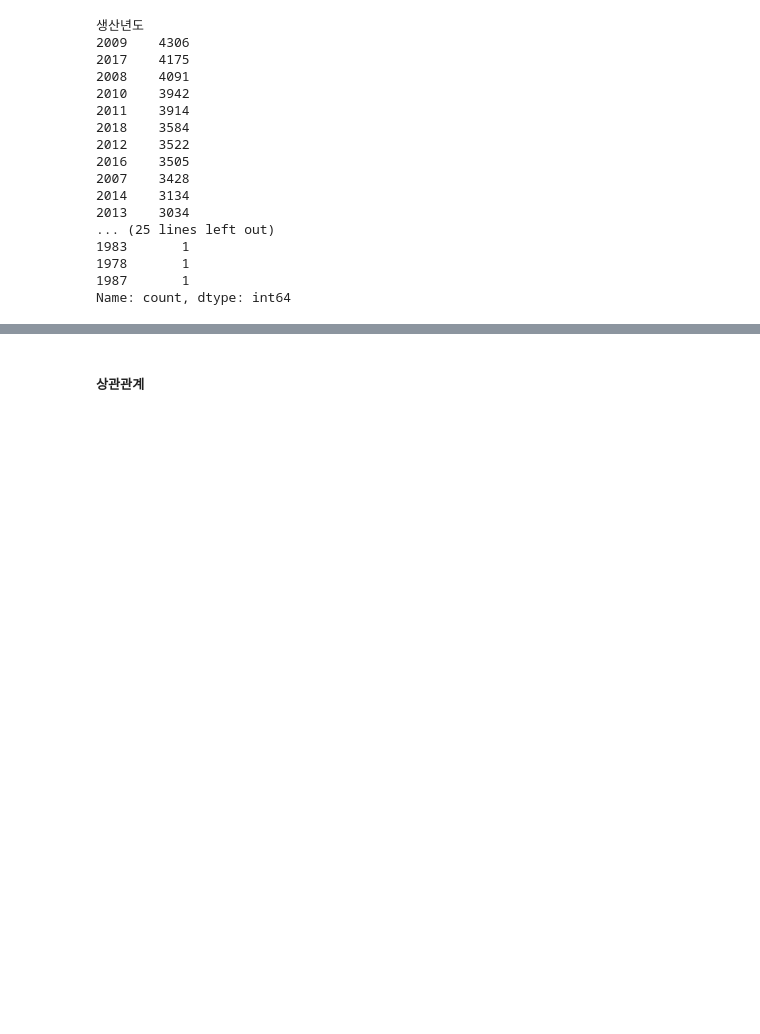
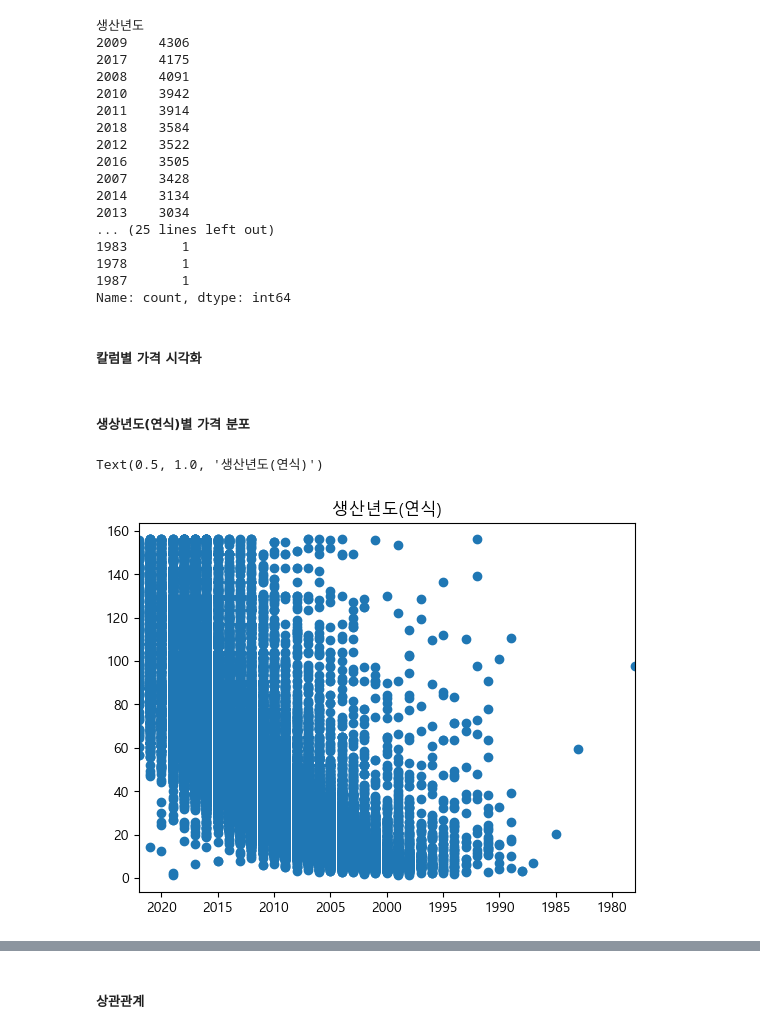
Before and after one commit to woojooc/ML_Car, a Jupyter notebook: jm/dacon/EDA.ipynb, the cells around one changed output, grey strips where cells are left out. Cells and saved outputs as stored; diff of their text form; code cells hidden in the pictures; blank space fills up the shorter version.

```diff
--- a/jm/dacon/EDA.ipynb
+++ b/jm/dacon/EDA.ipynb
@@ -68,3 +68,5 @@ from matplotlib import font_manager, rc
 
 font_name = font_manager.FontProperties(fname="c:/Windows/Fonts/malgun.ttf").get_name()
 rc('font', family=font_name)
+# %% [markdown]
+##### 칼럼별 가격 시각화
@@ -70,0 +79,11 @@ rc('font', family=font_name)
+# %% [markdown]
+##### 생상년도(연식)별 가격 분포
+# %%
+import matplotlib.pyplot as plt
+
+plt.scatter(train_df['생산년도'], train_df['가격'])
+plt.xlim(max(train_df['생산년도']),min(train_df['생산년도']))
+plt.title('생산년도(연식)')
+# %% [output]
+Text(0.5, 1.0, '생산년도(연식)')
+[figure, added]
```
Also changed, not shown: parts of 4 cells of this notebook.
